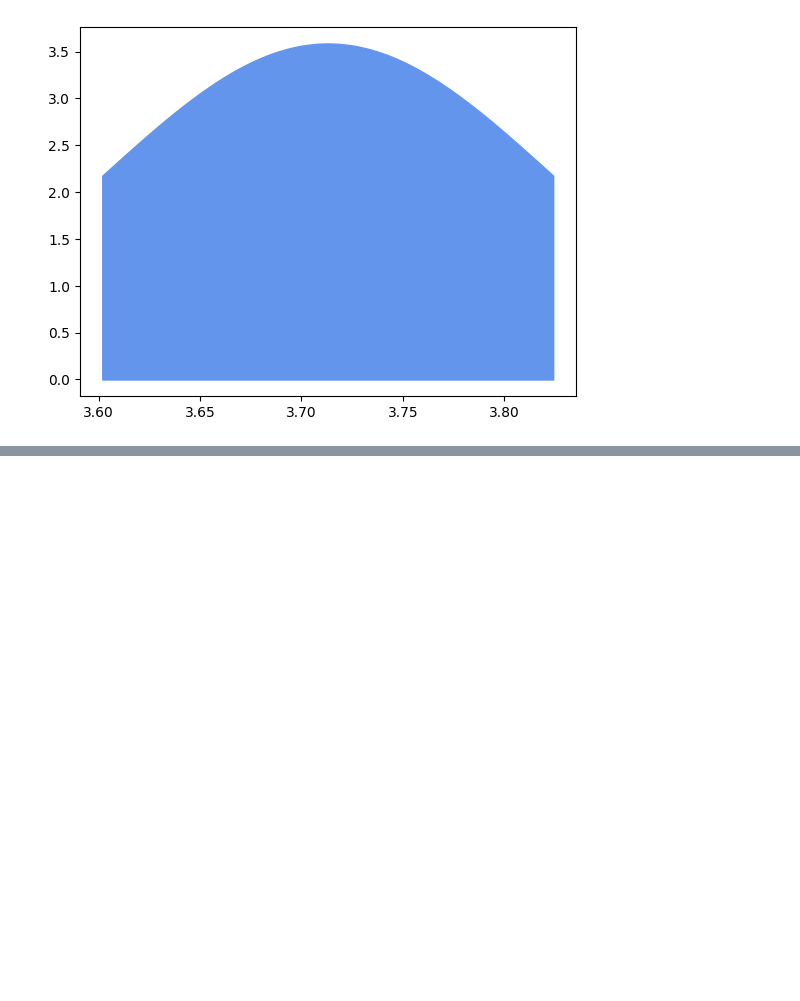
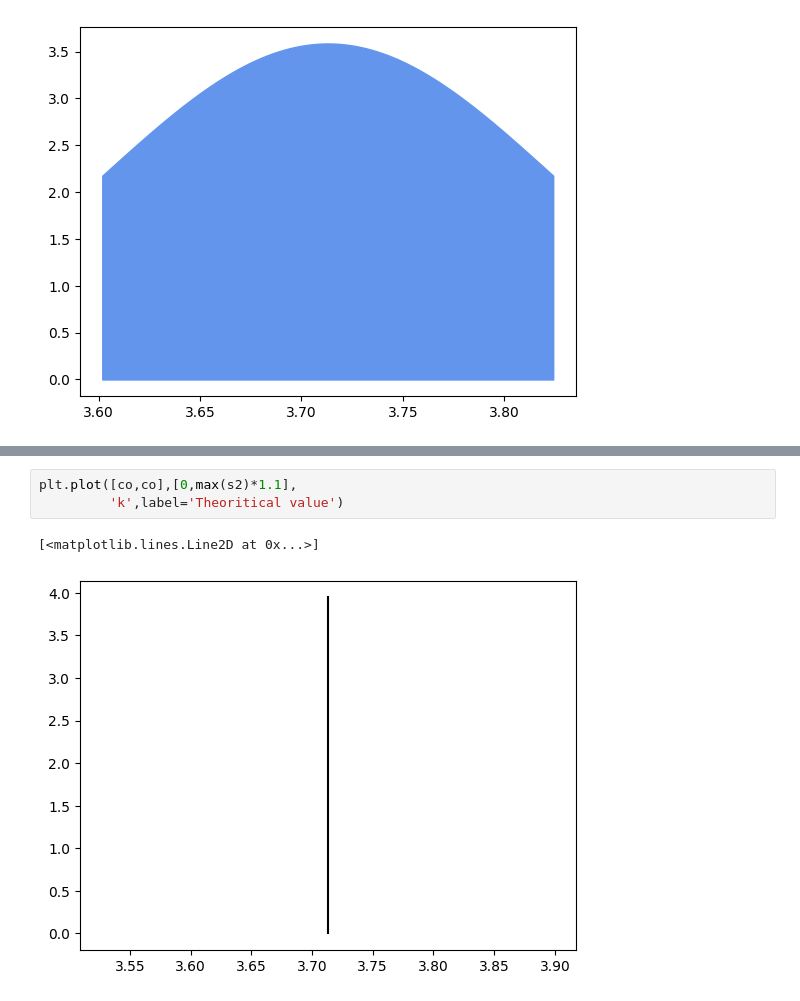
Before and after one commit to ranjan2829/Quant, a Jupyter notebook: Monte_Carlo_FInancial_Model.ipynb, the cells around one changed output, grey strips where cells are left out. Saved outputs shown, nothing was run; the diff lists cells and outputs as text; blank space fills up the shorter version.

```diff
--- a/Monte_Carlo_FInancial_Model.ipynb
+++ b/Monte_Carlo_FInancial_Model.ipynb
@@ -179,0 +185,6 @@ plt.fill_between(x2,s2,color='cornflowerblue',label='1 StDev')
+# %%
+plt.plot([co,co],[0,max(s2)*1.1],
+         'k',label='Theoritical value')
+# %% [output]
+[<matplotlib.lines.Line2D at 0x...>]
+[figure, added]
```
Also changed, not shown: parts of 4 cells of this notebook.
